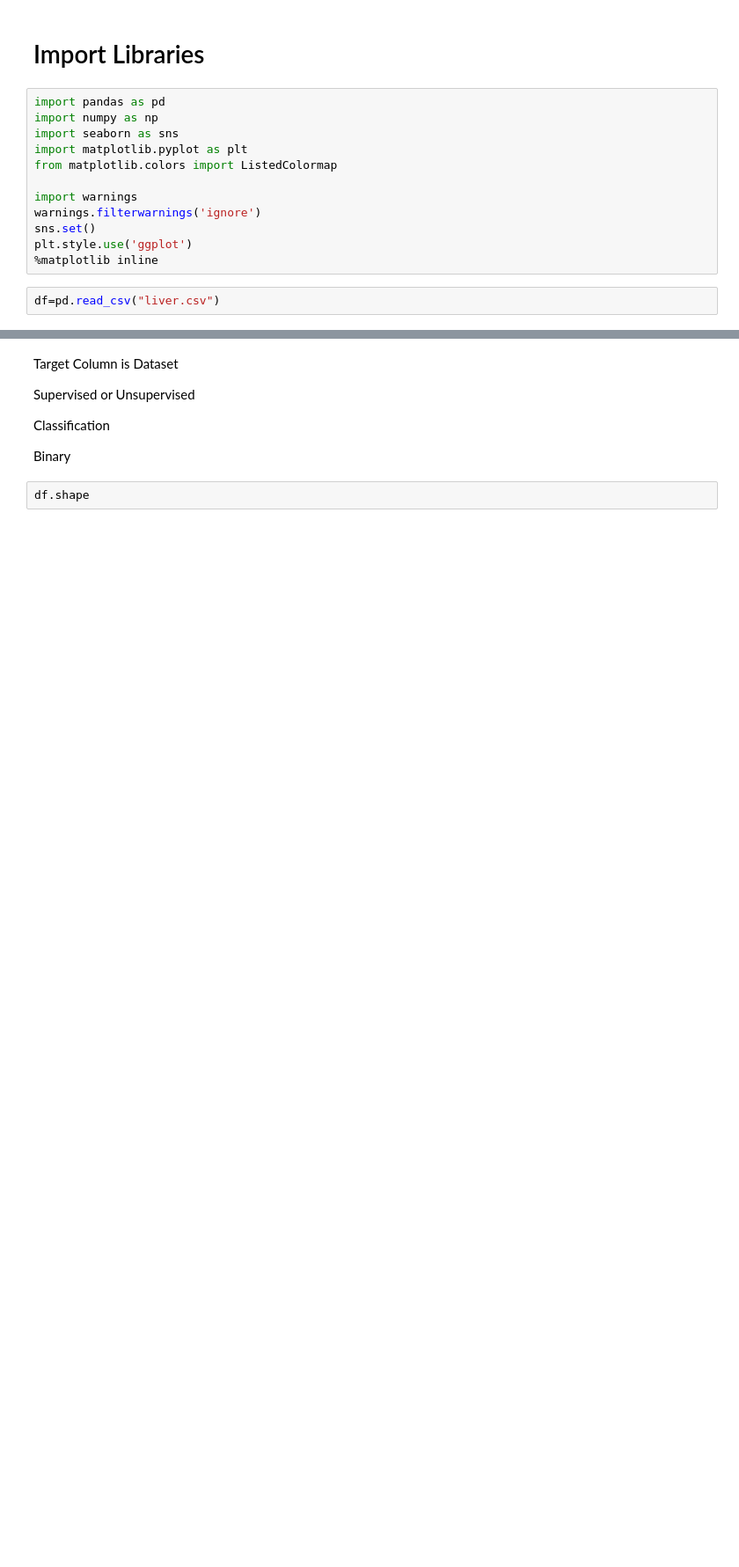
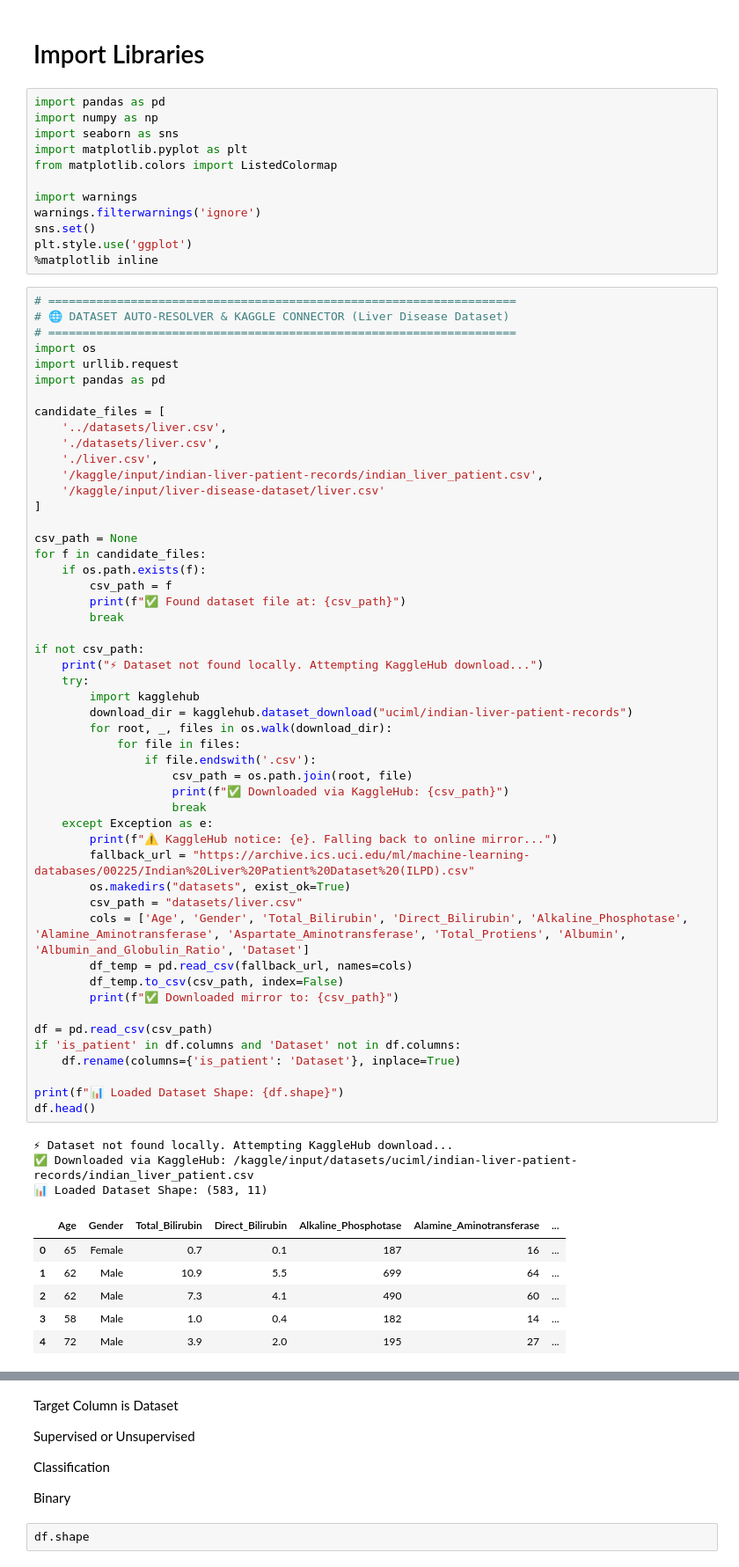
Before and after one commit to Bhawesh-007/MedSynapse, a Jupyter notebook: notebooks/Final_Liver_Disease_Prediction.ipynb, the cells around one changed output, grey strips where cells are left out. Shown at 88% size. Saved outputs shown, nothing was run; the diff lists cells and outputs as text; blank space fills up the shorter version.

```diff
--- a/notebooks/Final_Liver_Disease_Prediction.ipynb
+++ b/notebooks/Final_Liver_Disease_Prediction.ipynb
@@ -12,7 +12,65 @@ warnings.filterwarnings('ignore')
 sns.set()
 plt.style.use('ggplot')
 %matplotlib inline
-# %%
-df=pd.read_csv("liver.csv")
+# %%
+# ====================================================================
+# 🌐 DATASET AUTO-RESOLVER & KAGGLE CONNECTOR (Liver Disease Dataset)
+# ====================================================================
+import os
+import urllib.request
+import pandas as pd
+
+candidate_files = [
+    '../datasets/liver.csv',
+    './datasets/liver.csv',
+    './liver.csv',
+    '/kaggle/input/indian-liver-patient-records/indian_liver_patient.csv',
+    '/kaggle/input/liver-disease-dataset/liver.csv'
+]
+
+csv_path = None
+for f in candidate_files:
+    if os.path.exists(f):
+        csv_path = f
+        print(f"✅ Found dataset file at: {csv_path}")
+        break
+
+if not csv_path:
+    print("⚡ Dataset not found locally. Attempting KaggleHub download...")
+    try:
+        import kagglehub
+        download_dir = kagglehub.dataset_download("uciml/indian-liver-patient-records")
+        for root, _, files in os.walk(download_dir):
+            for file in files:
+                if file.endswith('.csv'):
+                    csv_path = os.path.join(root, file)
+                    print(f"✅ Downloaded via KaggleHub: {csv_path}")
+                    break
+    except Exception as e:
+        print(f"⚠️ KaggleHub notice: {e}. Falling back to online mirror...")
+        fallback_url = "https://archive.ics.uci.edu/ml/machine-learning-databases/00225/Indian%20Liver%20Patient%20Dataset%20(ILPD).csv"
+        os.makedirs("datasets", exist_ok=True)
+        csv_path = "datasets/liver.csv"
+        cols = ['Age', 'Gender', 'Total_Bilirubin', 'Direct_Bilirubin', 'Alkaline_Phosphotase', 'Alamine_Aminotransferase', 'Aspartate_Aminotransferase', 'Total_Protiens', 'Albumin', 'Albumin_and_Globulin_Ratio', 'Dataset']
+        df_temp = pd.read_csv(fallback_url, names=cols)
+        df_temp.to_csv(csv_path, index=False)
+        print(f"✅ Downloaded mirror to: {csv_path}")
+
+df = pd.read_csv(csv_path)
+if 'is_patient' in df.columns and 'Dataset' not in df.columns:
+    df.rename(columns={'is_patient': 'Dataset'}, inplace=True)
+
+print(f"📊 Loaded Dataset Shape: {df.shape}")
+df.head()
+# %% [output]
+⚡ Dataset not found locally. Attempting KaggleHub download...
+✅ Downloaded via KaggleHub: /kaggle/input/datasets/uciml/indian-liver-patient-records/indian_liver_patient.csv
+📊 Loaded Dataset Shape: (583, 11)
+|  | Age | Gender | Total_Bilirubin | Direct_Bilirubin | Alkaline_Phosphotase | Alamine_Aminotransferase | ... |
+| 0 | 65 | Female | 0.7 | 0.1 | 187 | 16 | ... |
+| 1 | 62 | Male | 10.9 | 5.5 | 699 | 64 | ... |
+| 2 | 62 | Male | 7.3 | 4.1 | 490 | 60 | ... |
+| 3 | 58 | Male | 1.0 | 0.4 | 182 | 14 | ... |
+| 4 | 72 | Male | 3.9 | 2.0 | 195 | 27 | ... |
 # %%
 df.head()
```
Also changed, not shown: parts of 62 cells of this notebook, 3 other files.
